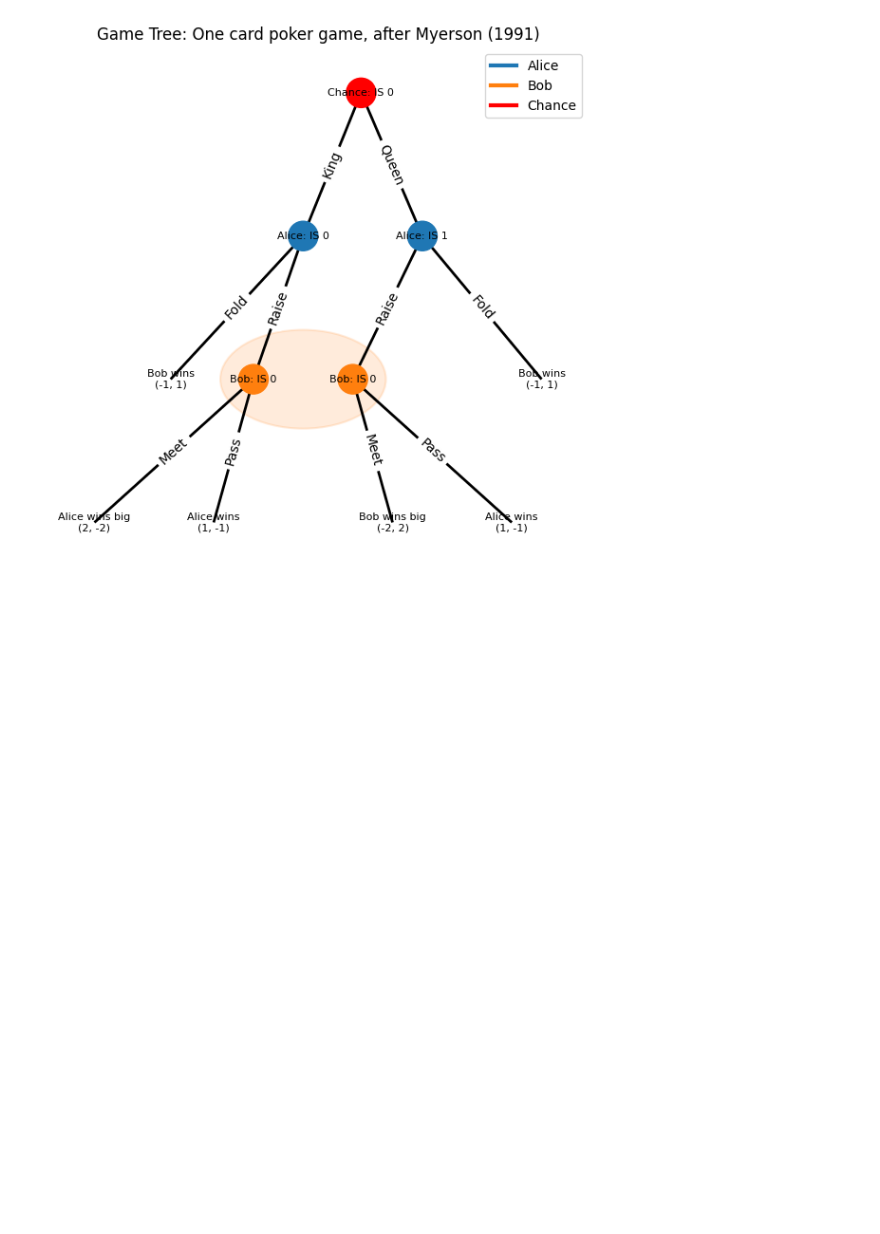
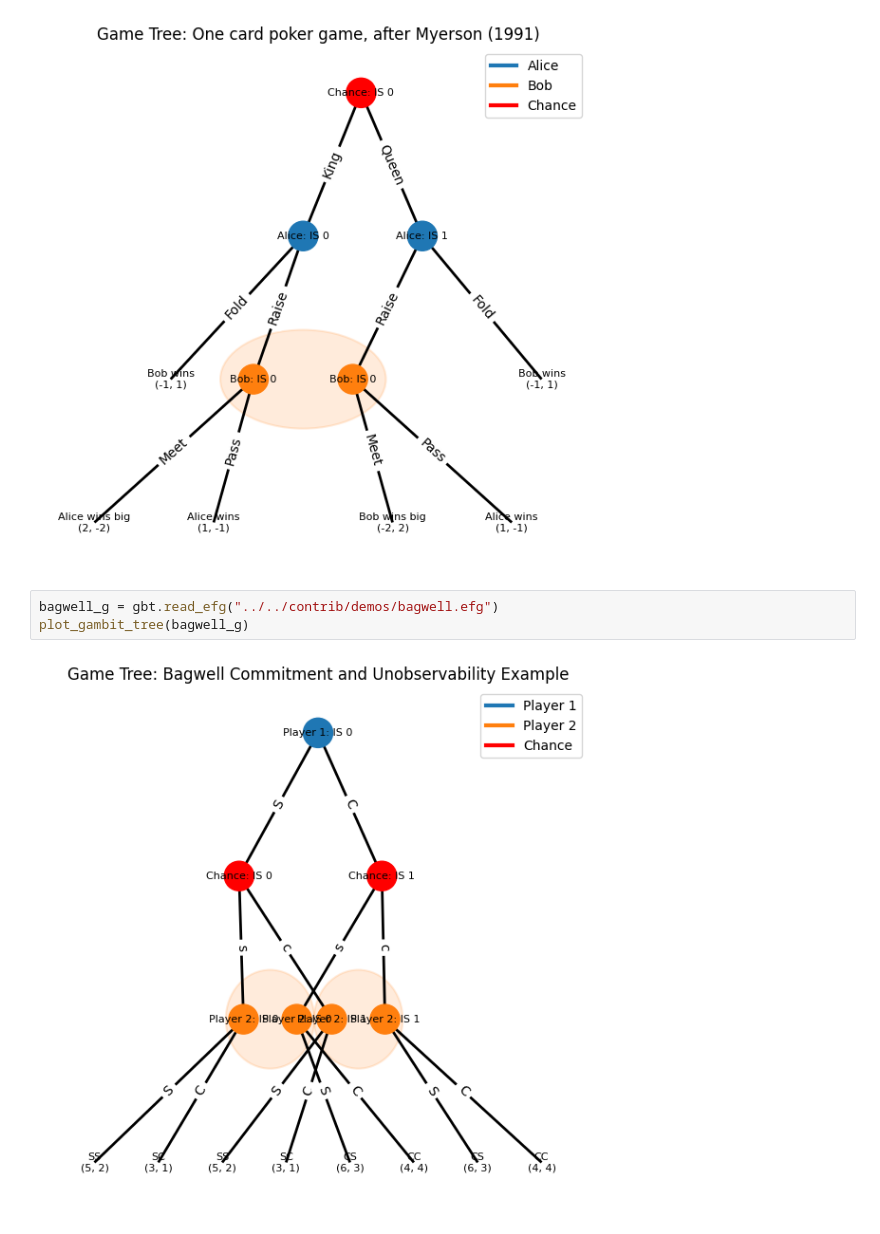
Before and after one commit to gambitproject/gambit, a Jupyter notebook: doc/tutorials/display_test.ipynb, the cells around one changed output. Drawn from its saved outputs; the diff is of its cells as text; blank space fills up the shorter version.

Commit message:
add bagwell to notebook

```diff
--- a/doc/tutorials/display_test.ipynb
+++ b/doc/tutorials/display_test.ipynb
@@ -28,3 +36,8 @@ poker_g = gbt.read_efg("../poker.efg")
 plot_gambit_tree(poker_g)
 # %% [output]
 [figure]
+# %%
+bagwell_g = gbt.read_efg("../../contrib/demos/bagwell.efg")
+plot_gambit_tree(bagwell_g)
+# %% [output]
+[figure, added]
```
Also changed, not shown: parts of 1 cell of this notebook.
